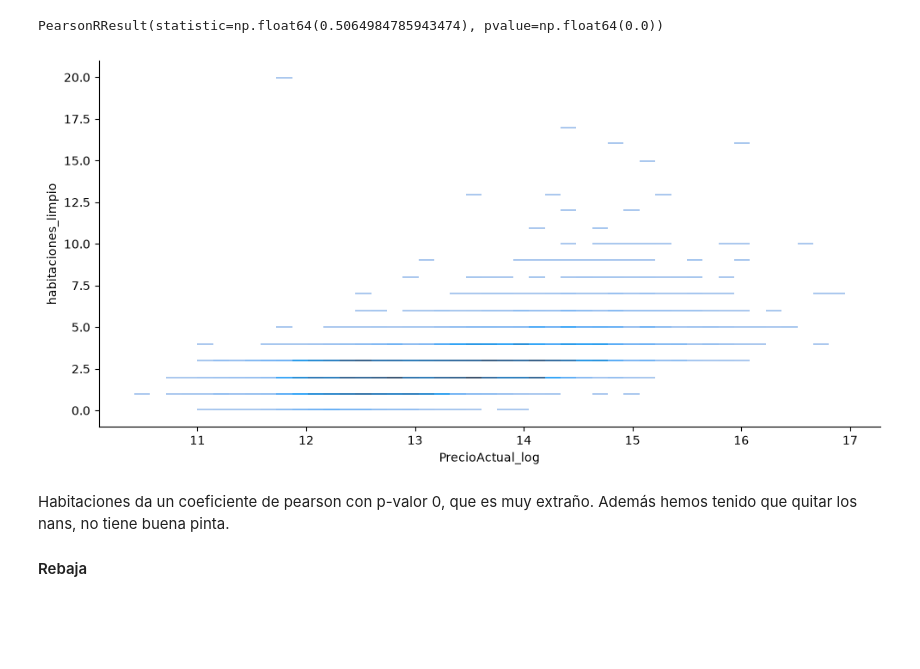
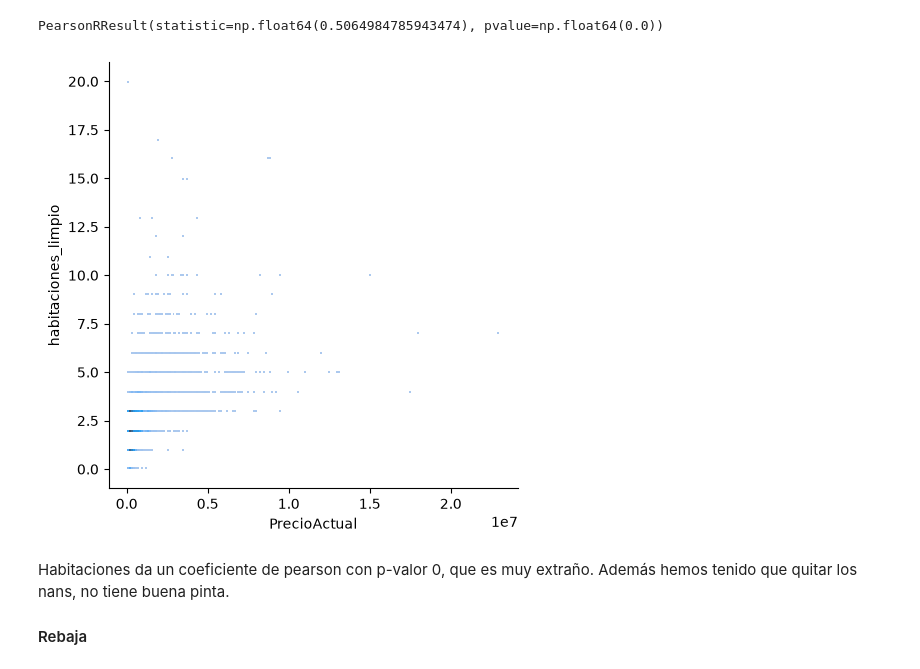
Before and after one commit to Gabriel-Caruso/ML-idealista, a Jupyter notebook: src/notebooks/EDA.ipynb, the cells around one changed output. Cells and saved outputs as stored; diff of their text form; code cells hidden in the pictures; blank space fills up the shorter version.

```diff
--- a/src/notebooks/EDA.ipynb
+++ b/src/notebooks/EDA.ipynb
@@ -80,9 +85,9 @@ scipy.stats.pearsonr(x=train.loc[train.habitaciones_limpio.notna(), "habitacione
 # %% [output]
 PearsonRResult(statistic=np.float64(0.5064984785943474), pvalue=np.float64(0.0))
 # %%
-sns.displot(train, x=new_target, y="habitaciones_limpio", aspect=2);
+sns.displot(train, x=target, y="habitaciones_limpio");
 # %% [output]
-[figure, old version]
+[figure, new version]
 # %% [markdown]
 Habitaciones da un coeficiente de pearson con p-valor 0, que es muy extraño. Además hemos tenido que quitar los nans, no tiene buena pinta.
 
```
Also changed, not shown: parts of 23 cells of this notebook.
